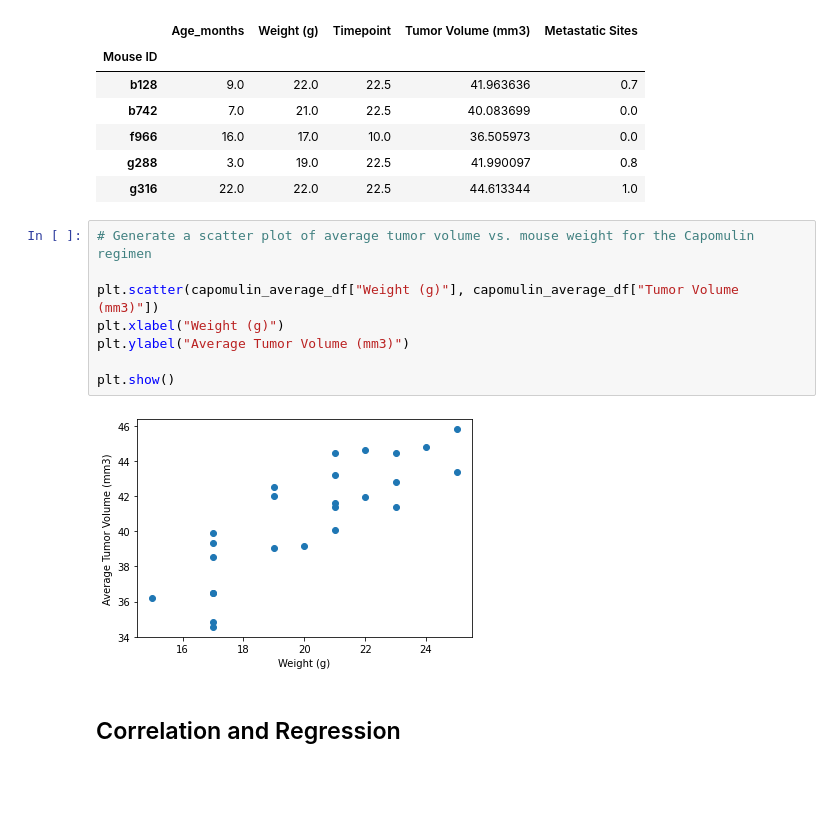
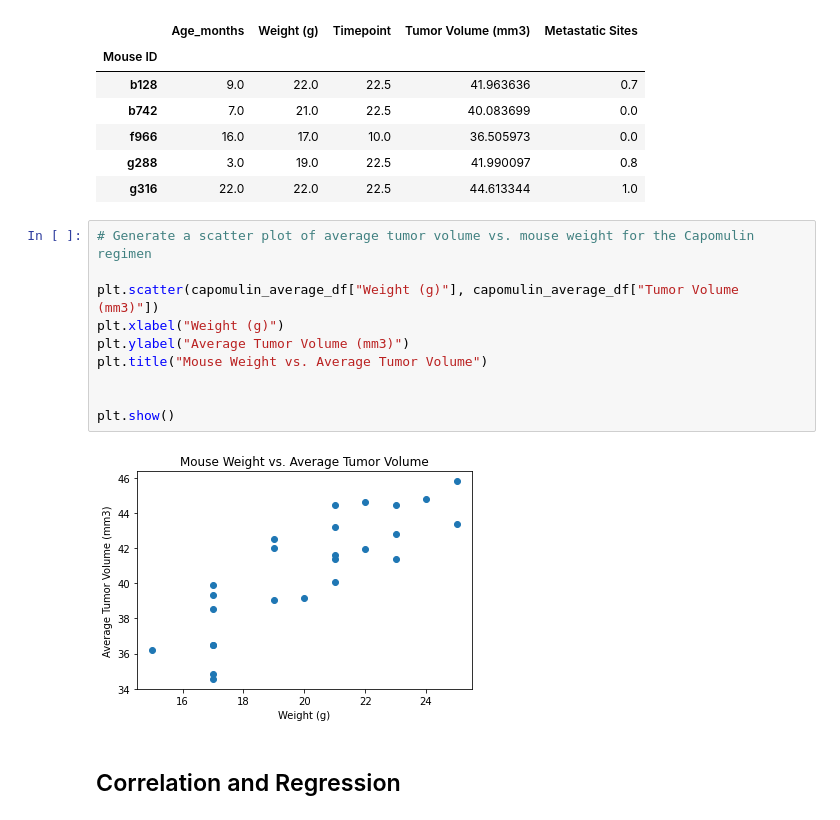
Before and after one commit to fromjandp/Pymaceuticals-Challenge, a Jupyter notebook: pymaceuticals_starter.ipynb, the cells around one changed output. Saved outputs shown, nothing was run; the diff lists cells and outputs as text; blank space fills up the shorter version.

Commit message:
figure touch ups

```diff
--- a/pymaceuticals_starter.ipynb
+++ b/pymaceuticals_starter.ipynb
@@ -326,13 +326,15 @@ capomulin_average_df.head()
 # %%
 # Generate a scatter plot of average tumor volume vs. mouse weight for the Capomulin regimen
 
 plt.scatter(capomulin_average_df["Weight (g)"], capomulin_average_df["Tumor Volume (mm3)"])
 plt.xlabel("Weight (g)")
 plt.ylabel("Average Tumor Volume (mm3)")
+plt.title("Mouse Weight vs. Average Tumor Volume")
+
 
 plt.show()
 # %% [output]
-[figure, old version]
+[figure, new version]
 # %% [markdown]
 ## Correlation and Regression
 # %%
```
Also changed, not shown: parts of 3 cells of this notebook.
